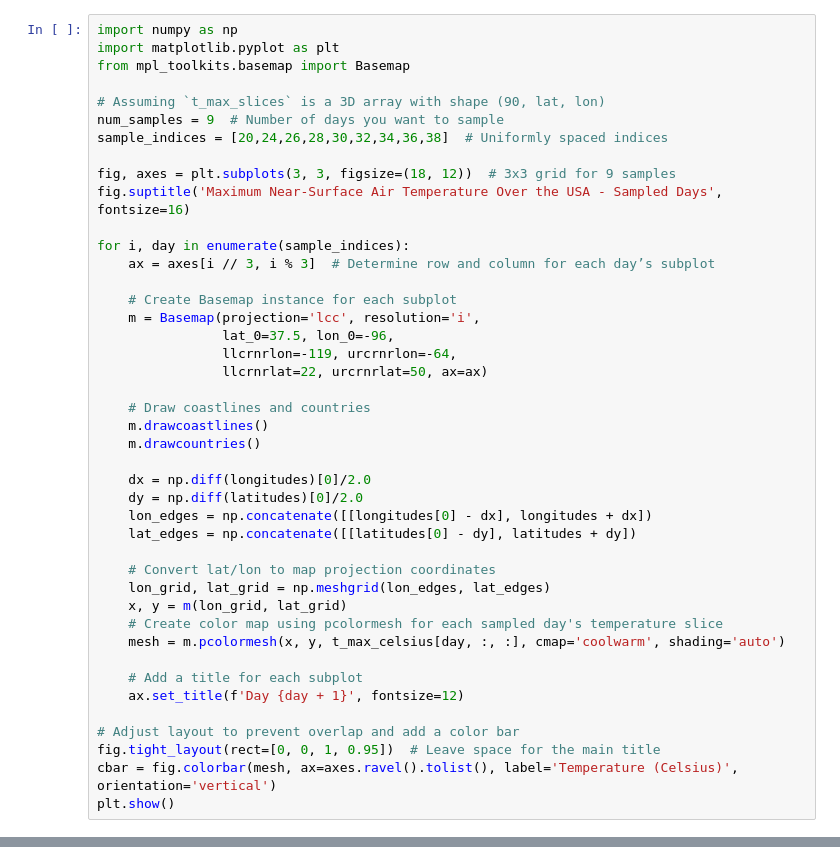
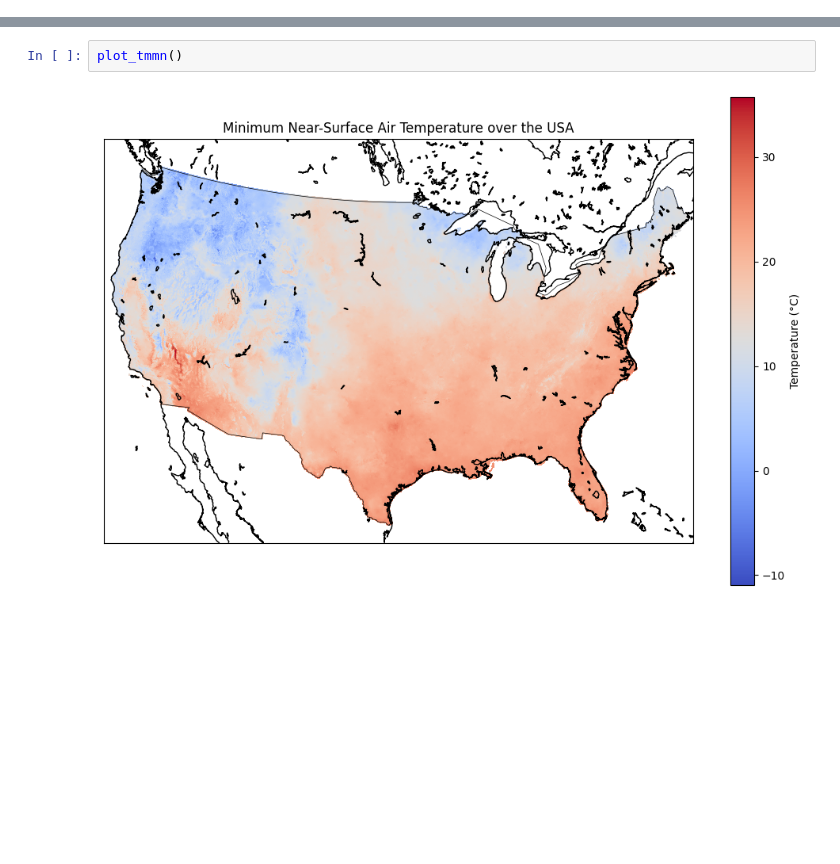
Before and after one commit to mohit086/DV-Assignments, a Jupyter notebook: assignment-2/sciviz/anurag_colour.ipynb, the cells around one changed output, grey strips where cells are left out. Drawn from its saved outputs; the diff is of its cells as text; blank space fills up the shorter version.

```diff
--- a/assignment-2/sciviz/anurag_colour.ipynb
+++ b/assignment-2/sciviz/anurag_colour.ipynb
@@ -93,43 +63,0 @@ Temperature slice shape: (585, 1386)
-# %%
-import numpy as np
-import matplotlib.pyplot as plt
-from mpl_toolkits.basemap import Basemap
-
-# Assuming `t_max_slices` is a 3D array with shape (90, lat, lon)
-num_samples = 9  # Number of days you want to sample
-sample_indices = [20,24,26,28,30,32,34,36,38]  # Uniformly spaced indices
-
-fig, axes = plt.subplots(3, 3, figsize=(18, 12))  # 3x3 grid for 9 samples
-fig.suptitle('Maximum Near-Surface Air Temperature Over the USA - Sampled Days', fontsize=16)
-
-for i, day in enumerate(sample_indices):
-    ax = axes[i // 3, i % 3]  # Determine row and column for each day’s subplot
-
-    # Create Basemap instance for each subplot
-    m = Basemap(projection='lcc', resolution='i',
-                lat_0=37.5, lon_0=-96,
-                llcrnrlon=-119, urcrnrlon=-64,
-                llcrnrlat=22, urcrnrlat=50, ax=ax)
-
-    # Draw coastlines and countries
-    m.drawcoastlines()
-    m.drawcountries()
-
-    dx = np.diff(longitudes)[0]/2.0
-    dy = np.diff(latitudes)[0]/2.0
-    lon_edges = np.concatenate([[longitudes[0] - dx], longitudes + dx])
-    lat_edges = np.concatenate([[latitudes[0] - dy], latitudes + dy])
-
-    # Convert lat/lon to map projection coordinates
-    lon_grid, lat_grid = np.meshgrid(lon_edges, lat_edges)
-    x, y = m(lon_grid, lat_grid)
-    # Create color map using pcolormesh for each sampled day's temperature slice
-    mesh = m.pcolormesh(x, y, t_max_celsius[day, :, :], cmap='coolwarm', shading='auto')
-
-    # Add a title for each subplot
-    ax.set_title(f'Day {day + 1}', fontsize=12)
-
-# Adjust layout to prevent overlap and add a color bar
-fig.tight_layout(rect=[0, 0, 1, 0.95])  # Leave space for the main title
-cbar = fig.colorbar(mesh, ax=axes.ravel().tolist(), label='Temperature (Celsius)', orientation='vertical')
-plt.show()
@@ -138,0 +125,4 @@ AttributeError: 'FigureCanvasAgg' object has no attribute 'renderer'
+# %%
+plot_tmmn()
+# %% [output]
+[figure, added]
```
Also changed, not shown: parts of 6 cells of this notebook.
